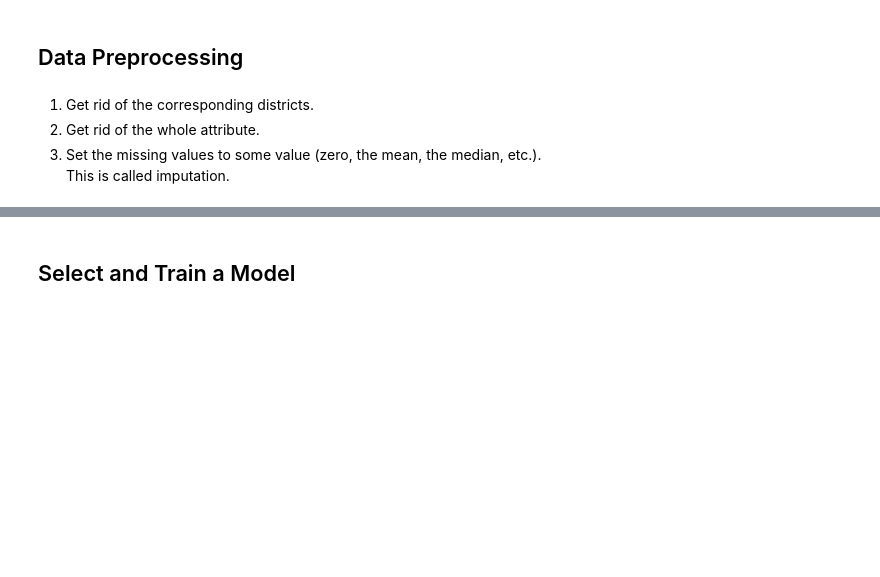
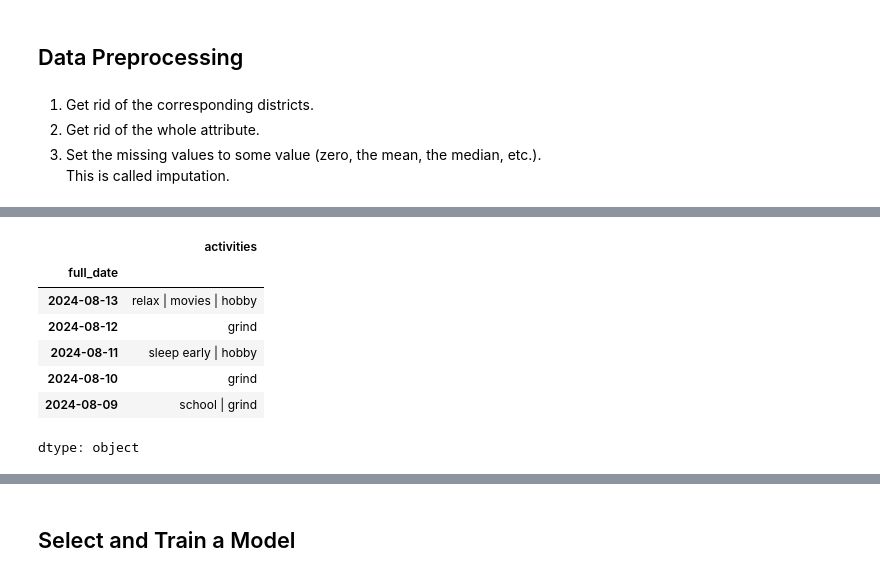
Before and after one commit to samservo09/mood-trend, a Jupyter notebook: mood_trend.ipynb, the cells around one changed output, grey strips where cells are left out. Saved outputs shown, nothing was run; the diff lists cells and outputs as text; code cells hidden in the pictures; blank space fills up the shorter version.

```diff
--- a/mood_trend.ipynb
+++ b/mood_trend.ipynb
@@ -267,0 +293,11 @@ This is called imputation.
+# %%
+mood_copy['activities'].head()
+# %% [output]
+|  | activities |
+| full_date |  |
+| 2024-08-13 | relax | movies | hobby |
+| 2024-08-12 | grind |
+| 2024-08-11 | sleep early | hobby |
+| 2024-08-10 | grind |
+| 2024-08-09 | school | grind |
+dtype: object
```
Also changed, not shown: parts of 12 cells of this notebook.
